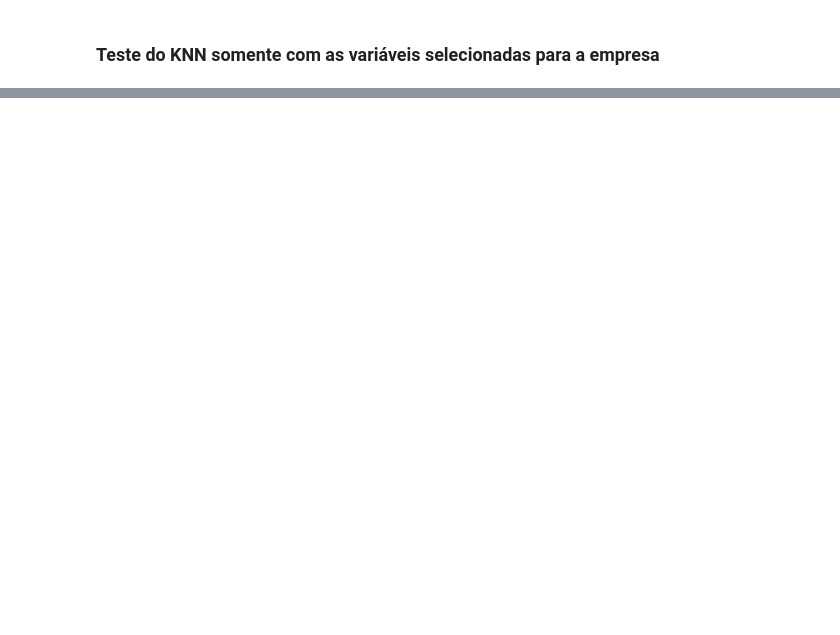
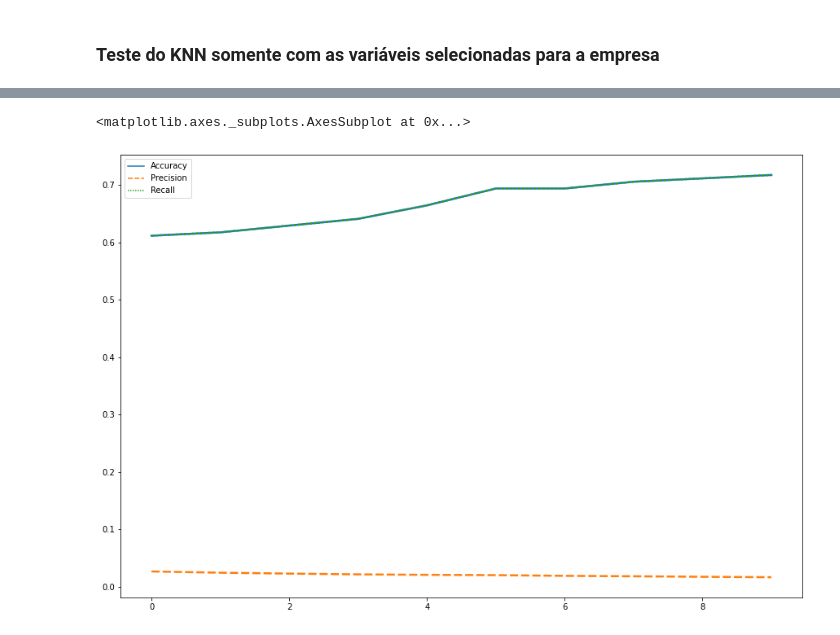
Before and after one commit to tiagofer/leads_match_system, a Jupyter notebook: notebooks/ml_modelo_classificacao.ipynb, the cells around one changed output, grey strips where cells are left out. Drawn from its saved outputs; the diff is of its cells as text; code cells hidden in the pictures; blank space fills up the shorter version.

```diff
--- a/notebooks/ml_modelo_classificacao.ipynb
+++ b/notebooks/ml_modelo_classificacao.ipynb
@@ -331,2 +586,0 @@ train,test = train_test_split(df_portfolio1,test_size=0.3,shuffle=True)
-# %%
-idx_rec = recommender(train.drop('id',axis=1),df_features_enconding_std,model_knn)
@@ -336,0 +598,13 @@ calculate_accuracy(idx_rec,test['id'])
+# %%
+#treino do modelo
+ac = list()
+pr = list()
+re = list()
+k_n = np.arange(10,20,1)
+for k in k_n:
+    model_knn = NearestNeighbors(metric='cosine',algorithm='brute',n_neighbors=k,n_jobs=-1)
+    model_knn = model_knn.fit(df_train.drop('id',axis=1))
+    idx_rec = recommender(train.drop('id',axis=1),df_train,model_knn)
+    ac.append(get_metrics(test['id'],idx_rec)[0])
+    pr.append(get_metrics(test['id'],idx_rec)[1])
+    re.append(get_metrics(test['id'],idx_rec)[2])
@@ -336,0 +629,12 @@ calculate_accuracy(idx_rec,test['id'])
+# %%
+df_metrics = pd.DataFrame({
+    'Accuracy':ac,
+    'Precision':pr,
+    'Recall':re
+})
+# %%
+plt.figure(figsize=(15,10))
+sns.lineplot(data=df_metrics, palette="tab10", linewidth=2.5)
+# %% [output]
+<matplotlib.axes._subplots.AxesSubplot at 0x...>
+[figure, added]
```
Also changed, not shown: parts of 33 cells of this notebook.
